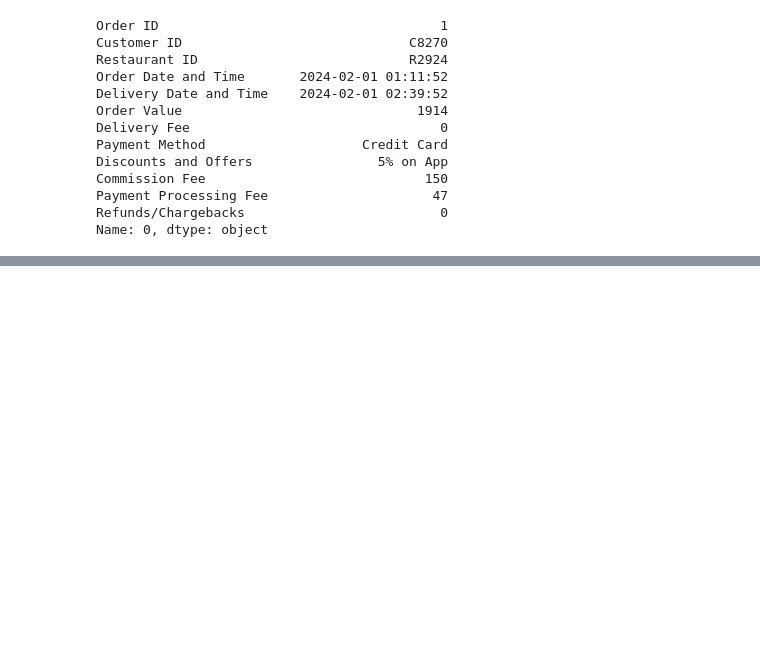
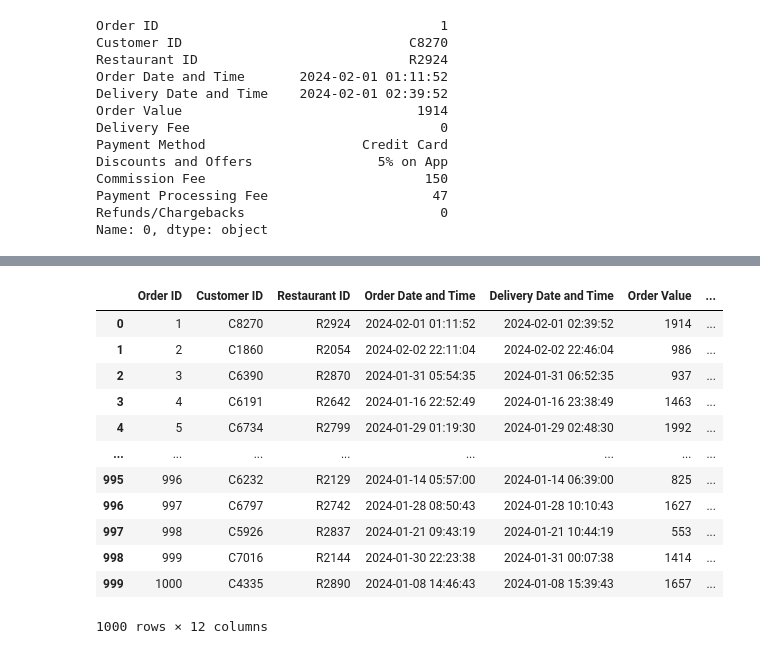
Before and after one commit to Sumit-Agnihotri/PANDAS_COURSE, a Jupyter notebook: PANDAS.ipynb, the cells around one changed output, grey strips where cells are left out. Saved outputs shown, nothing was run; the diff lists cells and outputs as text; code cells hidden in the pictures; blank space fills up the shorter version.

```diff
--- a/PANDAS.ipynb
+++ b/PANDAS.ipynb
@@ -143,0 +161,17 @@ Name: 0, dtype: object
+# %%
+df2.dropna() # drop rows with missing values
+df2.fillna(0) # fill missing values with 0
+# %% [output]
+|  | Order ID | Customer ID | Restaurant ID | Order Date and Time | Delivery Date and Time | Order Value | ... |
+| 0 | 1 | C8270 | R2924 | 2024-02-01 01:11:52 | 2024-02-01 02:39:52 | 1914 | ... |
+| 1 | 2 | C1860 | R2054 | 2024-02-02 22:11:04 | 2024-02-02 22:46:04 | 986 | ... |
+| 2 | 3 | C6390 | R2870 | 2024-01-31 05:54:35 | 2024-01-31 06:52:35 | 937 | ... |
+| 3 | 4 | C6191 | R2642 | 2024-01-16 22:52:49 | 2024-01-16 23:38:49 | 1463 | ... |
+| 4 | 5 | C6734 | R2799 | 2024-01-29 01:19:30 | 2024-01-29 02:48:30 | 1992 | ... |
+| ... | ... | ... | ... | ... | ... | ... | ... |
+| 995 | 996 | C6232 | R2129 | 2024-01-14 05:57:00 | 2024-01-14 06:39:00 | 825 | ... |
+| 996 | 997 | C6797 | R2742 | 2024-01-28 08:50:43 | 2024-01-28 10:10:43 | 1627 | ... |
+| 997 | 998 | C5926 | R2837 | 2024-01-21 09:43:19 | 2024-01-21 10:44:19 | 553 | ... |
+| 998 | 999 | C7016 | R2144 | 2024-01-30 22:23:38 | 2024-01-31 00:07:38 | 1414 | ... |
+| 999 | 1000 | C4335 | R2890 | 2024-01-08 14:46:43 | 2024-01-08 15:39:43 | 1657 | ... |
+1000 rows × 12 columns
```
Also changed, not shown: parts of 8 cells of this notebook.
